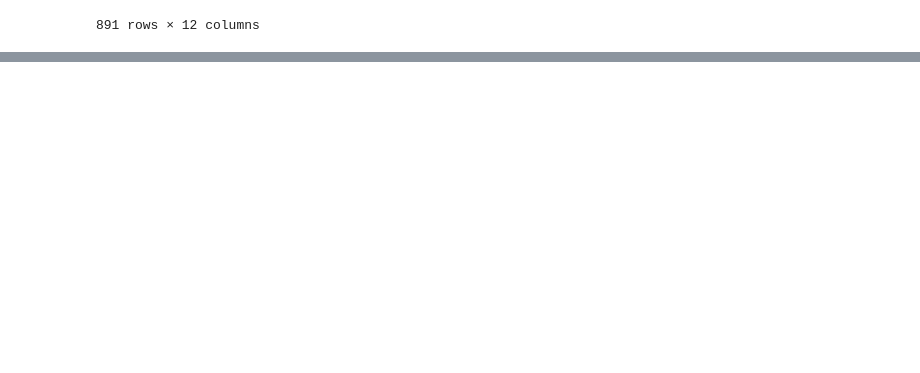
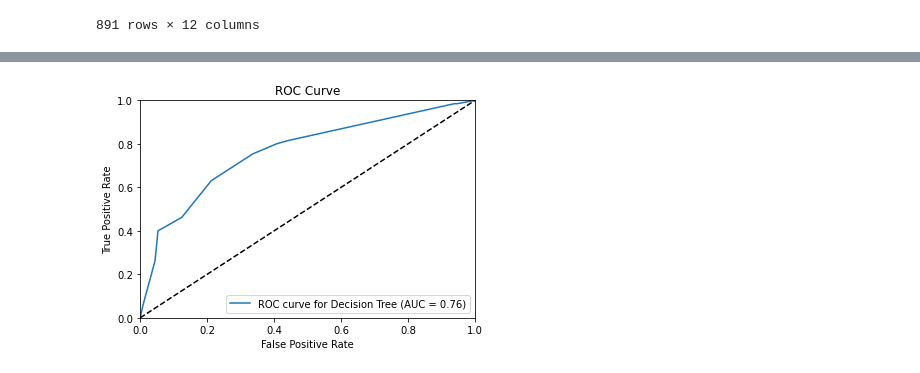
Before and after one commit to AlvaroChavarri/Practicamining3, a Jupyter notebook: LAB03-GRUPORoigChavarri/Practica1Titanic.ipynb, the cells around one changed output, grey strips where cells are left out. Drawn from its saved outputs; the diff is of its cells as text; code cells hidden in the pictures; blank space fills up the shorter version.

```diff
--- a/LAB03-GRUPORoigChavarri/Practica1Titanic.ipynb
+++ b/LAB03-GRUPORoigChavarri/Practica1Titanic.ipynb
@@ -24,0 +73,3 @@ data
+# %%
+data.drop(data.tail(5).index,inplace=True)
+data
@@ -24,0 +121,4 @@ data
+# %%
+x=data.drop(["Survived"],axis=1)
+y=data["Survived"]
+x_train,x_test,y_train,y_test=train_test_split(x,y,test_size=0.2,random_state=0)
@@ -24,0 +147,35 @@ data
+# %%
+def aucscore(model,has_proba=True):
+    if has_proba:
+        fpr,tpr,thresh=skplt.metrics.roc_curve(y_test,model.predict_proba(x_test)[:,1])
+    else:
+        fpr,tpr,thresh=skplt.metrics.roc_curve(y_test,model.decision_function(x_test))
+    x=fpr
+    y=tpr
+    auc= skplt.metrics.auc(x,y)
+    return auc
+def plt_roc_curve(name,model,has_proba=True):
+    if has_proba:
+        fpr,tpr,thresh=skplt.metrics.roc_curve(y_test,model.predict_proba(x_test)[:,1])
+    else:
+        fpr,tpr,thresh=skplt.metrics.roc_curve(y_test,model.decision_function(x_test))
+    x=fpr
+    y=tpr
+    auc= skplt.metrics.auc(x,y)
+    plt.plot(x,y,label='ROC curve for %s (AUC = %0.2f)' % (name, auc))
+    plt.plot([0, 1], [0, 1], 'k--')
+    plt.xlim((0,1))
+    plt.ylim((0,1))
+    plt.xlabel("False Positive Rate")
+    plt.ylabel("True Positive Rate")
+    plt.title("ROC Curve")
+    plt.legend(loc="lower right")
+    plt.show()
+# %%
+Dec_tree=DecisionTreeClassifier(max_depth=4,random_state=5)
+Dec_tree.fit(x_train,y_train)
+
+print("Accuracy: " + str(acc_score(Dec_tree)))
+confusion_matrix_model(Dec_tree)
+
+#skplt.metrics.plot_confusion_matrix(y_test, Dec_tree.predict(x_test),normalize=True,figsize=(6,6),text_fontsize='small')
@@ -24,0 +187,4 @@ data
+# %%
+plt_roc_curve("Decision Tree",Dec_tree,has_proba=True) #dibuja modelo
+# %% [output]
+[figure, added]
```
Also changed, not shown: parts of 16 cells of this notebook, 1 other file.
